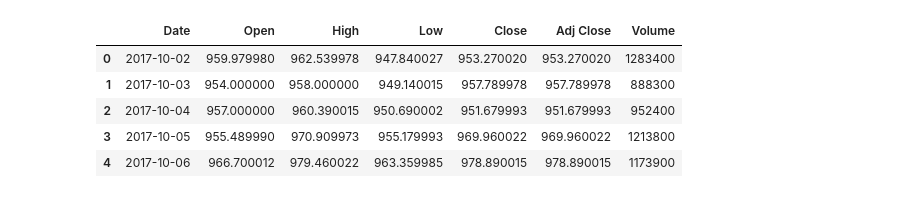
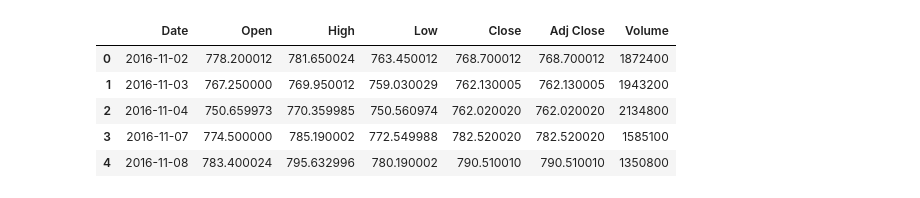
Before and after one commit to huseinzol05/Stock-Prediction-Models, a Jupyter notebook: agent/evolution-strategy-bayesian-agent.ipynb, the cells around one changed output. Cells and saved outputs as stored; diff of their text form; code cells hidden in the pictures.

```diff
--- a/agent/evolution-strategy-bayesian-agent.ipynb
+++ b/agent/evolution-strategy-bayesian-agent.ipynb
@@ -18,15 +18,15 @@ def get_state(data, t, n):
         res.append(block[i + 1] - block[i])
     return np.array([res])
 # %%
-df = pd.read_csv('../dataset/GOOG.csv')
+df = pd.read_csv('../dataset/GOOG-year.csv')
 df.head()
 # %% [output]
 |  | Date | Open | High | Low | Close | Adj Close | Volume |
-| 0 | 2017-10-02 | 959.979980 | 962.539978 | 947.840027 | 953.270020 | 953.270020 | 1283400 |
-| 1 | 2017-10-03 | 954.000000 | 958.000000 | 949.140015 | 957.789978 | 957.789978 | 888300 |
-| 2 | 2017-10-04 | 957.000000 | 960.390015 | 950.690002 | 951.679993 | 951.679993 | 952400 |
-| 3 | 2017-10-05 | 955.489990 | 970.909973 | 955.179993 | 969.960022 | 969.960022 | 1213800 |
-| 4 | 2017-10-06 | 966.700012 | 979.460022 | 963.359985 | 978.890015 | 978.890015 | 1173900 |
+| 0 | 2016-11-02 | 778.200012 | 781.650024 | 763.450012 | 768.700012 | 768.700012 | 1872400 |
+| 1 | 2016-11-03 | 767.250000 | 769.950012 | 759.030029 | 762.130005 | 762.130005 | 1943200 |
+| 2 | 2016-11-04 | 750.659973 | 770.359985 | 750.560974 | 762.020020 | 762.020020 | 2134800 |
+| 3 | 2016-11-07 | 774.500000 | 785.190002 | 772.549988 | 782.520020 | 782.520020 | 1585100 |
+| 4 | 2016-11-08 | 783.400024 | 795.632996 | 780.190002 | 790.510010 | 790.510010 | 1350800 |
 # %%
 close = df.Close.values.tolist()
 window_size = 30
```
Also changed, not shown: parts of 8 cells of this notebook.
